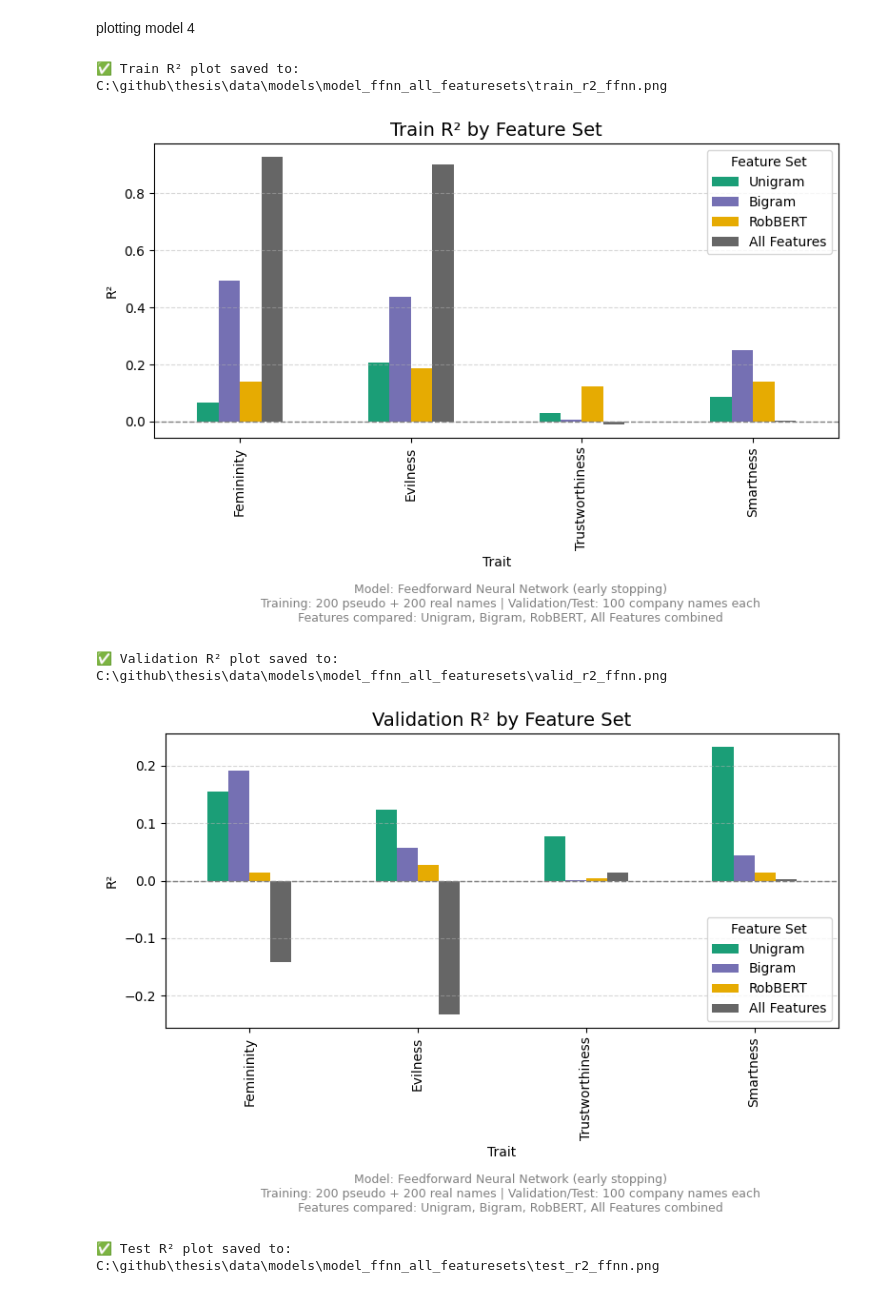
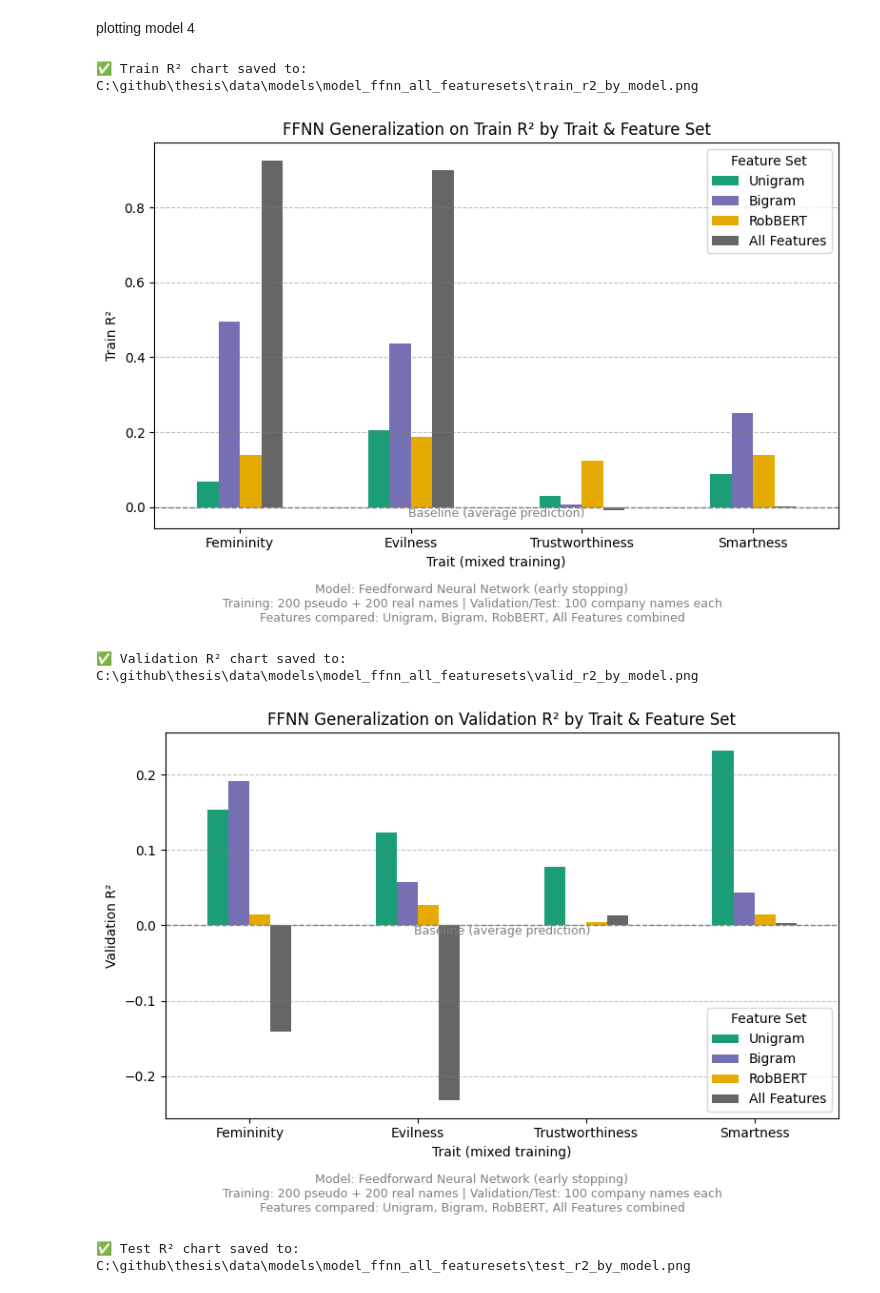
Before and after one commit to hiwafeizi/thesis, a Jupyter notebook: main.ipynb, the cells around one changed output. Saved outputs shown, nothing was run; the diff lists cells and outputs as text; code cells hidden in the pictures.

```diff
--- a/main.ipynb
+++ b/main.ipynb
@@ -2027,68 +2027,69 @@ df["source"] = df["features"].map(source_map)
 # ── Define orders ──────────────────────────────────────────────────────────────
 trait_order  = ["Femininity", "Evilness", "Trustworthiness", "Smartness"]
 source_order = ["Unigram", "Bigram", "RobBERT", "All Features"]
 
 # ── Pivot for R² values ─────────────────────────────────────────────────────────
 pivot_train = df.pivot(index="trait", columns="source", values="train_r2").loc[trait_order, source_order]
 pivot_val   = df.pivot(index="trait", columns="source", values="valid_r2").loc[trait_order, source_order]
 pivot_test  = df.pivot(index="trait", columns="source", values="test_r2").loc[trait_order, source_order]
 
 caption = (
     "Model: Feedforward Neural Network (early stopping)\n"
     "Training: 200 pseudo + 200 real names | Validation/Test: 100 company names each\n"
     "Features compared: Unigram, Bigram, RobBERT, All Features combined"
 )
 
+# ── Annotate overall caption ───────────────────────────────────────────────────
+caption = (
+    "Model: Feedforward Neural Network (early stopping)\n"
+    "Training: 200 pseudo + 200 real names | Validation/Test: 100 company names each\n"
+    "Features compared: Unigram, Bigram, RobBERT, All Features combined"
+)
+
 # ── Plot Train R² ───────────────────────────────────────────────────────────────
 fig, ax = plt.subplots(figsize=(8, 5))
-pivot_train.plot(kind="bar", ax=ax, colormap="Dark2")
-ax.set_title("Train R² by Feature Set", fontsize=14)
-ax.set_xlabel("Trait")
-ax.set_ylabel("R²")
-ax.axhline(0, linestyle="--", color="gray", linewidth=1)
-ax.yaxis.grid(True, linestyle="--", alpha=0.5)
-ax.legend(title="Feature Set", loc="best")
-fig.text(0.55, -0.00, caption, ha="center", va="top", fontsize=9, color="gray")
-plt.tight_layout()
-train_plot = os.path.join(BASE, "train_r2_ffnn.png")
+pivot_train.plot(kind="bar", ax=ax, colormap='Dark2')
+ax.set_xlabel("Trait (mixed training)")
+ax.set_ylabel("Train R²")
+ax.set_title("FFNN Generalization on Train R² by Trait & Feature Set")
+ax.legend(title="Feature Set", loc='best')
+polish(ax)
+fig.text(0.5, -0.0, caption, ha="center", va="top", fontsize=9, color="gray")  # ← Add caption
+train_plot = os.path.join(BASE, "train_r2_by_model.png")
 fig.savefig(train_plot, bbox_inches="tight")
-print(f"✅ Train R² plot saved to: {train_plot}")
+print(f"✅ Train R² chart saved to: {train_plot}")
 plt.show()
 
 # ── Plot Validation R² ─────────────────────────────────────────────────────────
 fig, ax = plt.subplots(figsize=(8, 5))
-pivot_val.plot(kind="bar", ax=ax, colormap="Dark2")
-ax.set_title("Validation R² by Feature Set", fontsize=14)
-ax.set_xlabel("Trait")
-ax.set_ylabel("R²")
-ax.axhline(0, linestyle="--", color="gray", linewidth=1)
-ax.yaxis.grid(True, linestyle="--", alpha=0.5)
-ax.legend(title="Feature Set", loc="best")
-fig.text(0.55, -0.00, caption, ha="center", va="top", fontsize=9, color="gray")
-plt.tight_layout()
-val_plot = os.path.join(BASE, "valid_r2_ffnn.png")
+pivot_val.plot(kind="bar", ax=ax, colormap='Dark2')
+ax.set_xlabel("Trait (mixed training)")
+ax.set_ylabel("Validation R²")
+ax.set_title("FFNN Generalization on Validation R² by Trait & Feature Set")
+ax.legend(title="Feature Set", loc='best')
+polish(ax)
+fig.text(0.5, -0.0, caption, ha="center", va="top", fontsize=9, color="gray")  # ← Add caption
+val_plot = os.path.join(BASE, "valid_r2_by_model.png")
 fig.savefig(val_plot, bbox_inches="tight")
-print(f"✅ Validation R² plot saved to: {val_plot}")
+print(f"✅ Validation R² chart saved to: {val_plot}")
 plt.show()
 
 # ── Plot Test R² ────────────────────────────────────────────────────────────────
 fig, ax = plt.subplots(figsize=(8, 5))
-pivot_test.plot(kind="bar", ax=ax, colormap="Dark2")
-ax.set_title("Test R² by Feature Set", fontsize=14)
-ax.set_xlabel("Trait")
-ax.set_ylabel("R²")
-ax.axhline(0, linestyle="--", color="gray", linewidth=1)
-ax.yaxis.grid(True, linestyle="--", alpha=0.5)
-ax.legend(title="Feature Set", loc="best")
-fig.text(0.55, -0.00, caption, ha="center", va="top", fontsize=9, color="gray")
-plt.tight_layout()
-test_plot = os.path.join(BASE, "test_r2_ffnn.png")
+pivot_test.plot(kind="bar", ax=ax, colormap='Dark2')
+ax.set_xlabel("Trait (mixed training)")
+ax.set_ylabel("Test R²")
+ax.set_title("FFNN Generalization on Test R² by Trait & Feature Set")
+ax.legend(title="Feature Set", loc='best')
+polish(ax)
+fig.text(0.5, -0.0, caption, ha="center", va="top", fontsize=9, color="gray")  # ← Add caption
+test_plot = os.path.join(BASE, "test_r2_by_model.png")
 fig.savefig(test_plot, bbox_inches="tight")
-print(f"✅ Test R² plot saved to: {test_plot}")
+print(f"✅ Test R² chart saved to: {test_plot}")
 plt.show()
 # %% [output]
-✅ Train R² plot saved to: C:\github\thesis\data\models\model_ffnn_all_featuresets\train_r2_ffnn.png
+✅ Train R² chart saved to: C:\github\thesis\data\models\model_ffnn_all_featuresets\train_r2_by_model.png
-[figure, old version]
+[figure, new version]
-✅ Validation R² plot saved to: C:\github\thesis\data\models\model_ffnn_all_featuresets\valid_r2_ffnn.png
+✅ Validation R² chart saved to: C:\github\thesis\data\models\model_ffnn_all_featuresets\valid_r2_by_model.png
-[figure, old version]
+[figure, new version]
-✅ Test R² plot saved to: C:\github\thesis\data\models\model_ffnn_all_featuresets\test_r2_ffnn.png
+✅ Test R² chart saved to: C:\github\thesis\data\models\model_ffnn_all_featuresets\test_r2_by_model.png
```
Also changed, not shown: parts of 2 cells of this notebook, 5 other files.
